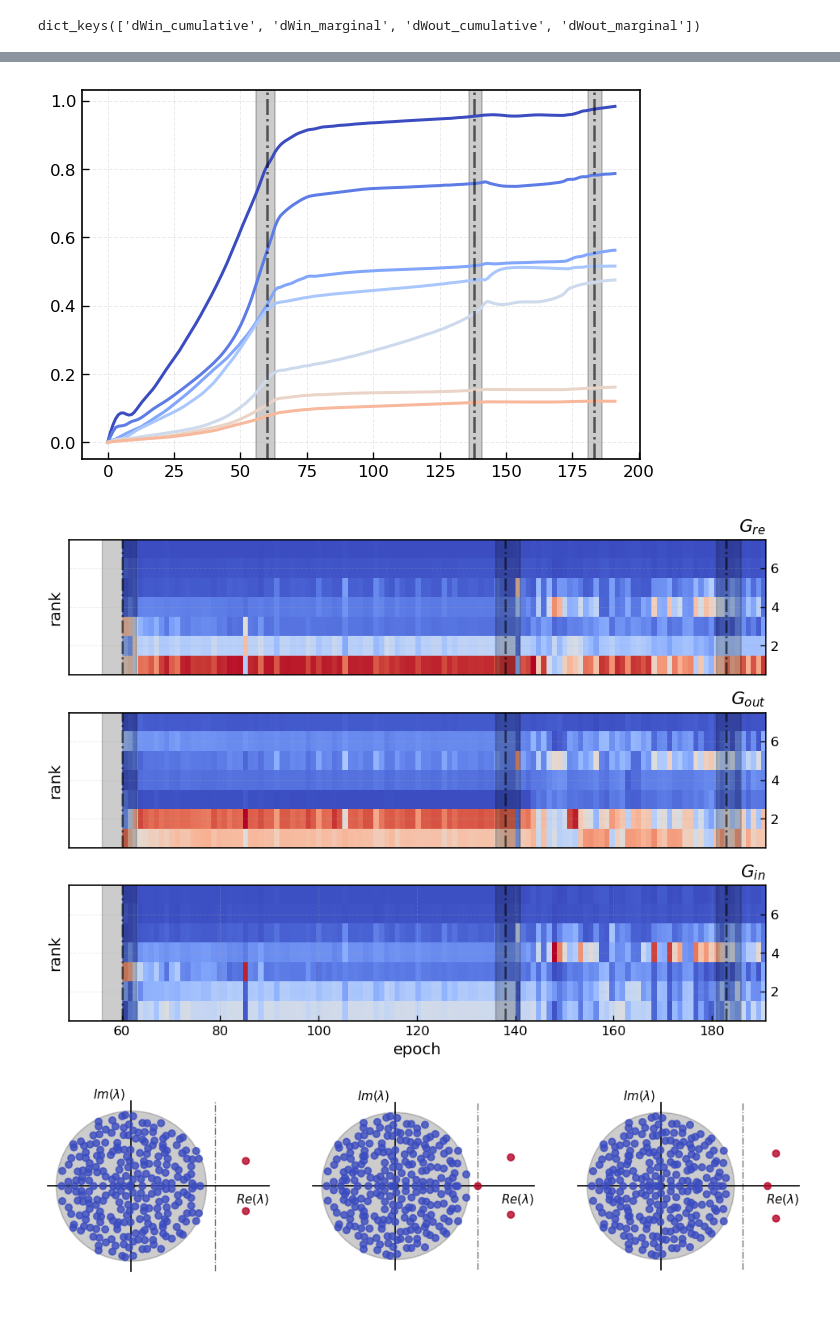
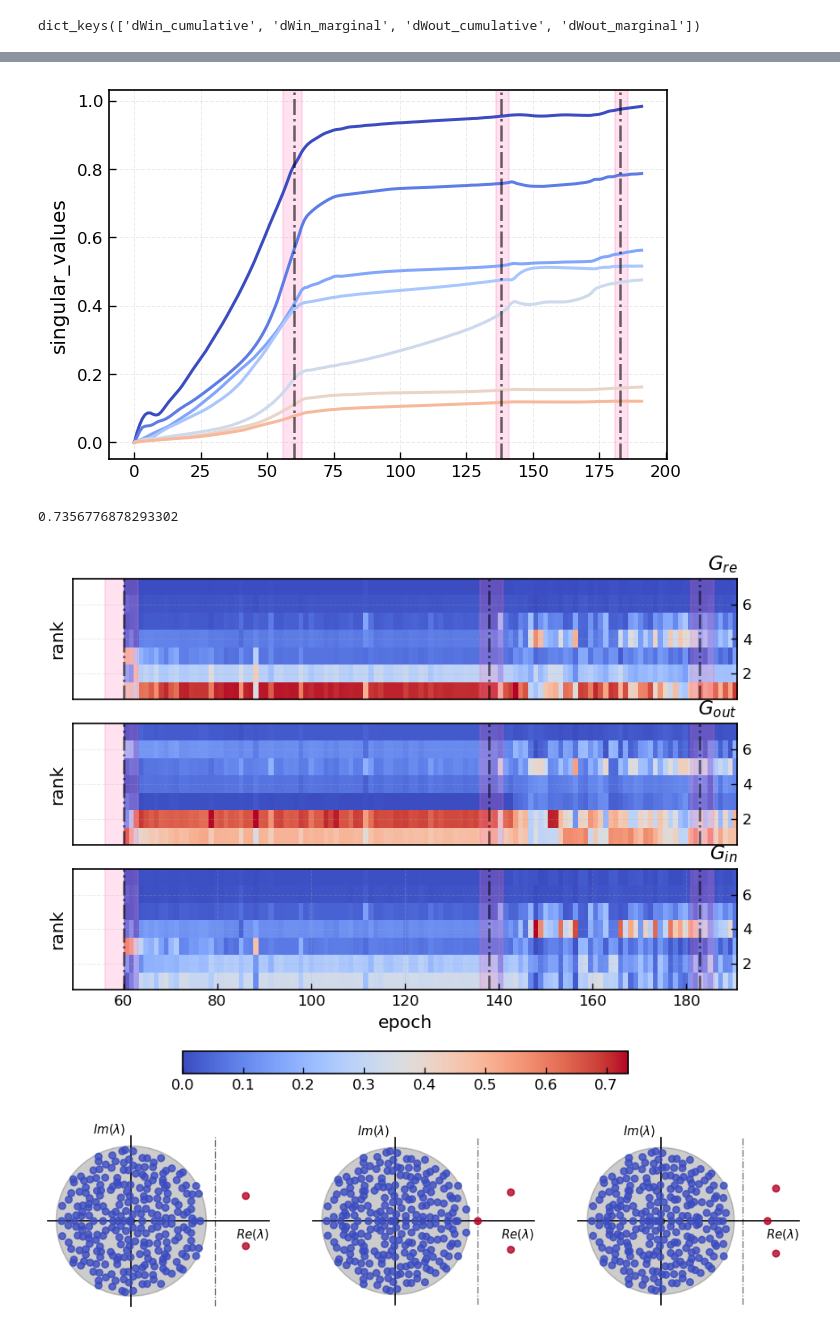
Before and after one commit to trintingnant/attractor_recycling_rnns, a Jupyter notebook: figure_generation/tutorial_training_dynamics.ipynb, the cells around one changed output, grey strips where cells are left out. Drawn from its saved outputs; the diff is of its cells as text; code cells hidden in the pictures.

Commit message:
learning dynx simpBias

```diff
--- a/figure_generation/tutorial_training_dynamics.ipynb
+++ b/figure_generation/tutorial_training_dynamics.ipynb
@@ -139,7 +139,7 @@ for event in learning_events["events"]:
 
         ax.axvspan(event["start_idx"],
                    event["end_idx"],
-                   color="black",
+                   color="hotpink",
                    alpha=.2)
 
 # plt.savefig("Figures/Figures_4/learning_windows_loss.png")
@@ -148,0 +149,37 @@ plt.show()
+# %%
+# track gradient effective rank
+effective_rank = analyzer["effective_rank"]
+
+fig = plt.figure(figsize=(6,4))
+ax = fig.add_subplot(111)
+ax.plot(effective_rank,
+        c="black",
+        linewidth=.4)
+
+ax.set_ylabel("effective rank")
+ax.set_xlabel("epoch")
+
+start = 0
+
+for idx, event in enumerate(learning_events["events"][:-1]):
+        ax.axvspan(event["start_idx"],
+                event["end_idx"],
+                color="hotpink",
+                alpha=.2)
+
+        """
+        ax.plot(range(
+                        start,
+                        event["start_idx"]
+                ),
+                np.linspace(
+                        effective_rank[start],
+                        effective_rank[event["start_idx"]],
+                        event["start_idx"] - start
+                )
+                )
+
+        start = event["end_idx"]
+        """
+plt.savefig("Figures/Figures_4/effective_r.png")
+plt.show()
@@ -149,29 +188,29 @@ plt.show()
 # %%
 # track weight change matrix
 
 fig = plt.figure(figsize=(6,4))
 ax = fig.add_subplot(111)
 ax.plot(analyzer.rec_singular_values[:,:MAX_RANK])
 ax.set_ylabel("singular_values")
 
 for event in learning_events["events"]:
         ax.axvline(event["center_idx"],
                color="black",
                linewidth=1.5,
                alpha=.6,
                linestyle="-.")
 
         ax.axvspan(event["start_idx"],
                    event["end_idx"],
-                   color="black",
+                   color="hotpink",
                    alpha=.2)
 
 
 
-# plt.savefig("Figures/Figures_4/weight_change_singular_values_with_learning_windows.png")
+plt.savefig("Figures/Figures_4/weight_change_singular_values_with_learning_windows.png")
 plt.show()
 # %% [output]
-[figure, old version]
+[figure, new version]
 # %%
 # let's just plot this for starters and see what happens
 G_marginal = analyzer["stage_wise_recurrent_gradients"]["G_marginal"]
@@ -248,17 +287,28 @@ for ax in axs:
 
         ax.axvspan(event["start_idx"],
                    event["end_idx"],
-                   color="black",
+                   color="hotpink",
                    alpha=.2)
 
         ax.set_ylabel("rank",
                       rotation=90,
                       labelpad=5)
 
-fig.tight_layout()
+vmax = np.max([np.nanmax(G) for G in [
+    G_marginal, G_marginal_out, G_marginal_in
+]])
+
+print(vmax)
+
+
+# After plotting all three:
+fig.colorbar(im, ax=axs, location="bottom", pad=0.125, fraction=.045)
+
+plt.savefig("Figures/Figures_4/grads_with_colorbar.png")
 plt.show()
 # %% [output]
+0.7356776878293302
-[figure, old version]
+[figure, new version]
 # %%
 # track eigenvalue spectrum over the windows
 fig, axs = plt.subplots(1, 3, figsize=(10, 6))
```
Also changed, not shown: parts of 17 cells of this notebook.
